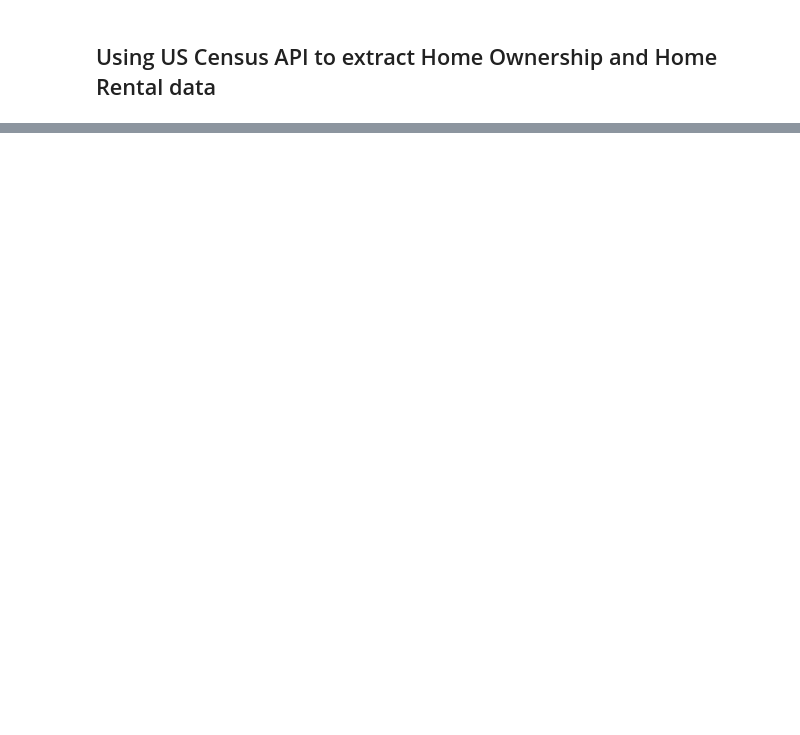
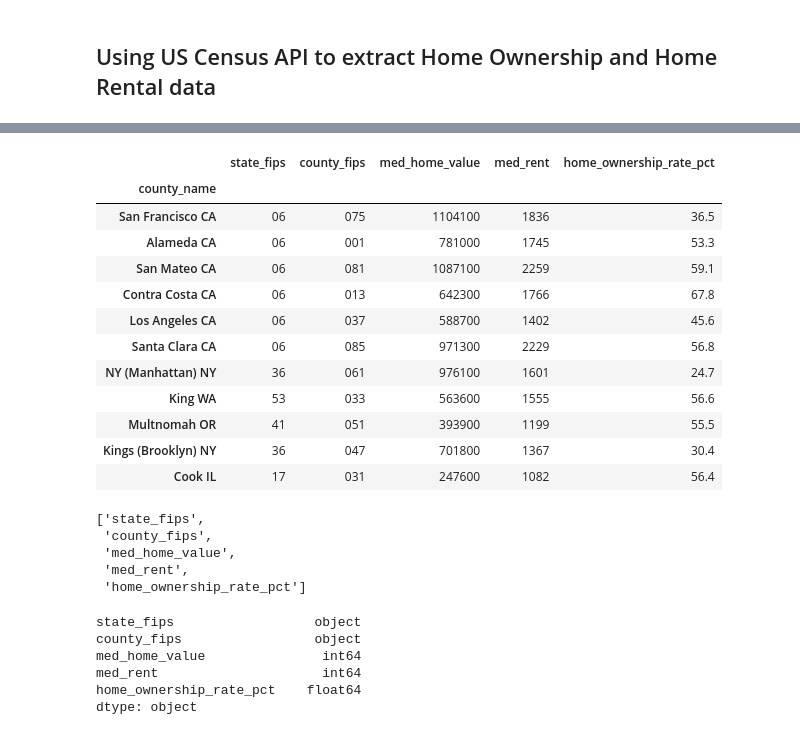
Before and after one commit to sn95033/ETL-Census-Data, a Jupyter notebook: Escape-the-Bay Database.ipynb, the cells around one changed output, grey strips where cells are left out. Drawn from its saved outputs; the diff is of its cells as text; code cells hidden in the pictures; blank space fills up the shorter version.

```diff
--- a/Escape-the-Bay Database.ipynb
+++ b/Escape-the-Bay Database.ipynb
@@ -735,37 +1109,65 @@ non_ca_df.dtypes
 # %%
 Home = pd.merge(in_ca_df, non_ca_df, how = 'outer')
 
 # Rename the columns to harmonize to other tables
 Home = Home.rename(columns = {
         'County Name':'county_name', "Home Own Rate":"home_ownership_rate_pct",
         'State_FIPS': 'state_fips', 'County_FIPS': 'county_fips', 'Med_Home_Value': 'med_home_value',
         'Med_Rent': 'med_rent',
 })
 
-Home.index.name = 'index'
+
 
 Home['county_name'] = Home['county_name'].replace(
                       {"San Francisco": "San Francisco CA",
                                  "Alameda":"Alameda CA",
                                  "San Mateo":"San Mateo CA",
                                  "Contra Costa":"Contra Costa CA",
                                 "Los Angeles":"Los Angeles CA",
                                 "Santa Clara":"Santa Clara CA",
-                                      "NY (Manhattan)":"New York (Manhattan) NY",
+                                      "NY (Manhattan)":"NY (Manhattan) NY",
                                  "King":"King WA",
                                 "Multnomah":"Multnomah OR",
                                 "Kings (Brooklyn)":"Kings (Brooklyn) NY",
                                 "Cook":"Cook IL",
                       })
 
+Home = Home.set_index('county_name')
 
 Home
 
 # Rename the columns to harmonize with other tables
+# %% [output]
+|  | state_fips | county_fips | med_home_value | med_rent | home_ownership_rate_pct |
+| county_name |  |  |  |  |  |
+| San Francisco CA | 06 | 075 | 1104100 | 1836 | 36.5 |
+| Alameda CA | 06 | 001 | 781000 | 1745 | 53.3 |
+| San Mateo CA | 06 | 081 | 1087100 | 2259 | 59.1 |
+| Contra Costa CA | 06 | 013 | 642300 | 1766 | 67.8 |
+| Los Angeles CA | 06 | 037 | 588700 | 1402 | 45.6 |
+| Santa Clara CA | 06 | 085 | 971300 | 2229 | 56.8 |
+| NY (Manhattan) NY | 36 | 061 | 976100 | 1601 | 24.7 |
+| King WA | 53 | 033 | 563600 | 1555 | 56.6 |
+| Multnomah OR | 41 | 051 | 393900 | 1199 | 55.5 |
+| Kings (Brooklyn) NY | 36 | 047 | 701800 | 1367 | 30.4 |
+| Cook IL | 17 | 031 | 247600 | 1082 | 56.4 |
 # %%
 Home.to_csv('./SQL_data/home.csv')
 # %%
 home_cols = list(Home.columns.values)
 home_cols
+# %% [output]
+['state_fips',
+ 'county_fips',
+ 'med_home_value',
+ 'med_rent',
+ 'home_ownership_rate_pct']
 # %%
 Home.dtypes
+# %% [output]
+state_fips                  object
+county_fips                 object
+med_home_value               int64
+med_rent                     int64
+home_ownership_rate_pct    float64
+dtype: object
```
Also changed, not shown: parts of 36 cells of this notebook, 13 other files.
